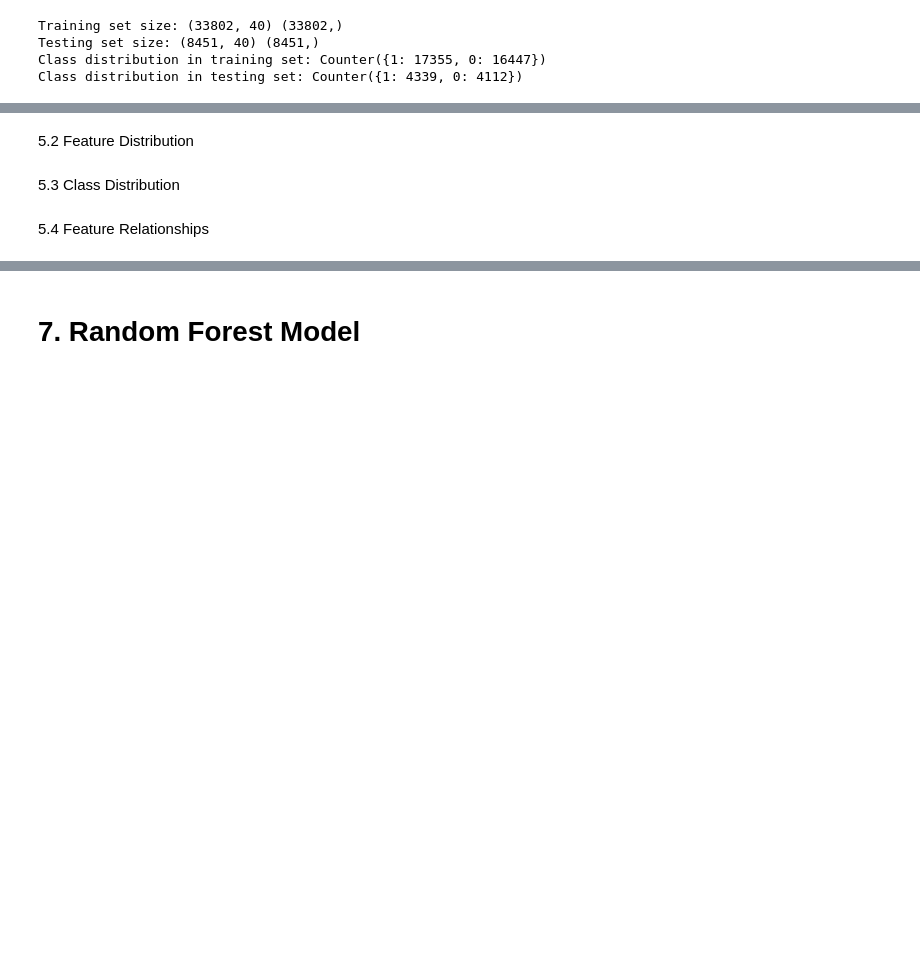
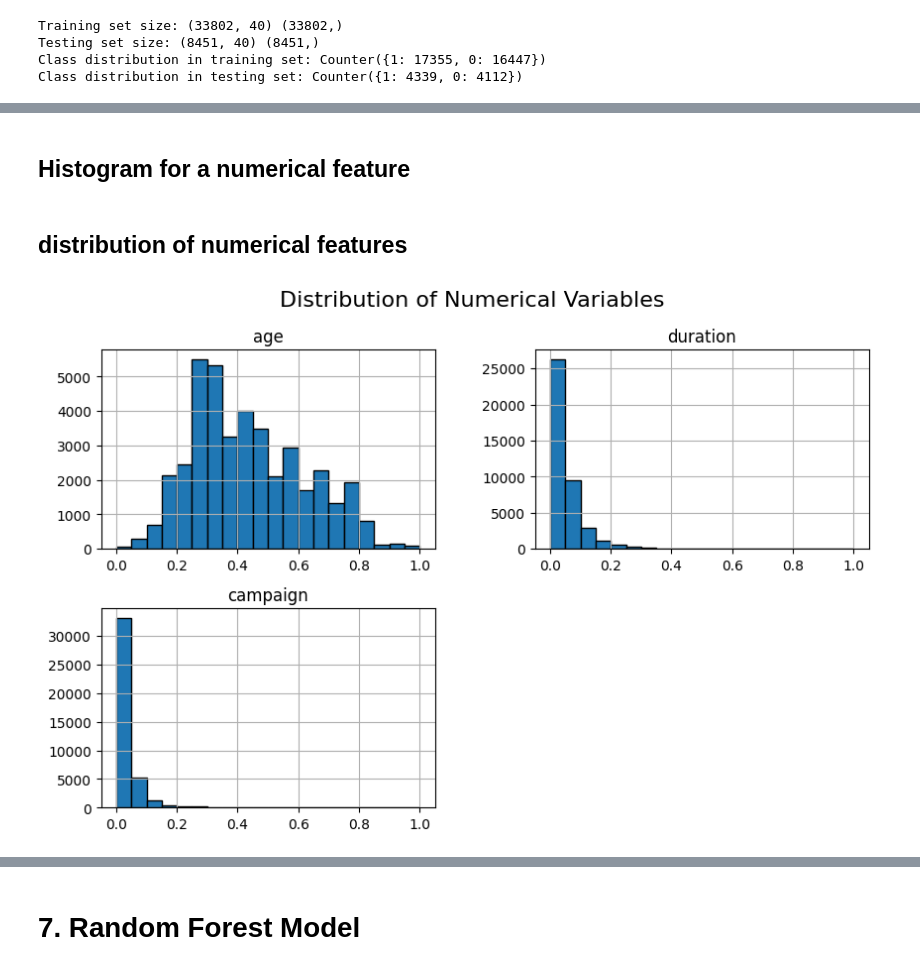
Before and after one commit to vihanga-induwara/Bank-Marketing, a Jupyter notebook: new_CM2604.ipynb, the cells around one changed output, grey strips where cells are left out. Drawn from its saved outputs; the diff is of its cells as text; code cells hidden in the pictures; blank space fills up the shorter version.

```diff
--- a/new_CM2604.ipynb
+++ b/new_CM2604.ipynb
@@ -1297,6 +1285,15 @@ Class distribution in testing set: Counter({1: 4339, 0: 4112})
-# %% [markdown]
-5.2 Feature Distribution
-# %% [markdown]
-5.3 Class Distribution
-# %% [markdown]
-5.4 Feature Relationships
+# %% [markdown]
+## **Histogram for a numerical feature**
+# %% [markdown]
+## **distribution of numerical features**
+# %%
+import pandas as pd
+import matplotlib.pyplot as plt
+import seaborn as sns
+
+# Visualize the distribution of numerical features
+data[['age', 'duration', 'campaign']].hist(figsize=(10, 6), bins=20, edgecolor='black')
+plt.suptitle('Distribution of Numerical Variables', fontsize=16)
+plt.show()
+# %% [output]
+[figure, added]
```
Also changed, not shown: parts of 31 cells of this notebook.
